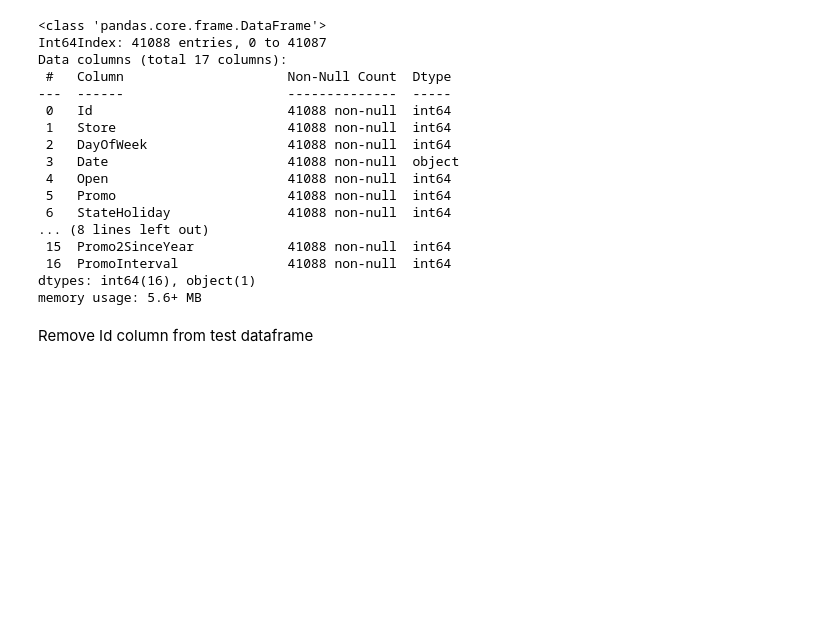
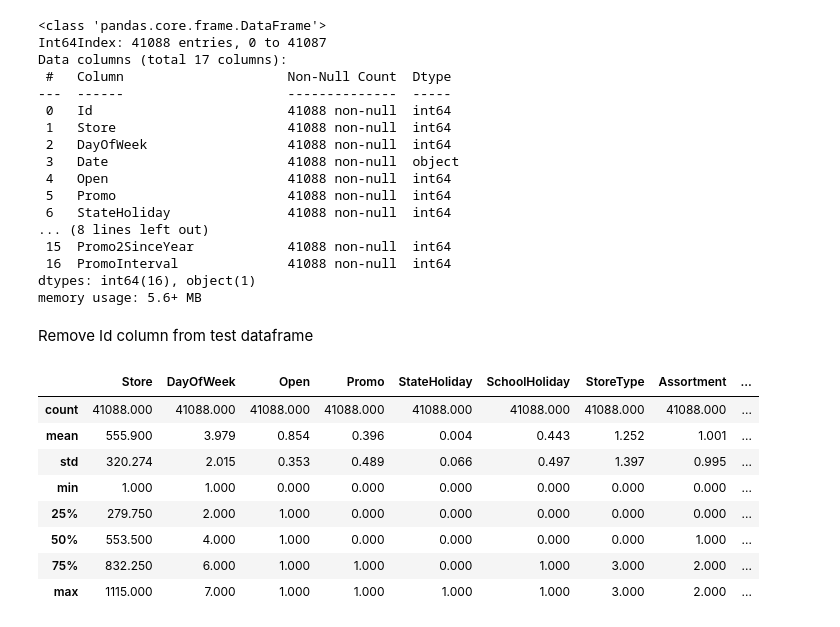
Before and after one commit to bkget/Pharmaceutical-Sales-Prediction, a Jupyter notebook: notebooks/2.EDA.ipynb, the cells around one changed output. Saved outputs shown, nothing was run; the diff lists cells and outputs as text; code cells hidden in the pictures; blank space fills up the shorter version.

```diff
--- a/notebooks/2.EDA.ipynb
+++ b/notebooks/2.EDA.ipynb
@@ -216,3 +216,15 @@ Remove Id column from test dataframe
 # %%
 ID = test_df['Id']
 test_df.drop('Id',inplace=True,axis=1)
+# %%
+test_df.describe()
+# %% [output]
+|  | Store | DayOfWeek | Open | Promo | StateHoliday | SchoolHoliday | StoreType | Assortment | ... |
+| count | 41088.000 | 41088.000 | 41088.000 | 41088.000 | 41088.000 | 41088.000 | 41088.000 | 41088.000 | ... |
+| mean | 555.900 | 3.979 | 0.854 | 0.396 | 0.004 | 0.443 | 1.252 | 1.001 | ... |
+| std | 320.274 | 2.015 | 0.353 | 0.489 | 0.066 | 0.497 | 1.397 | 0.995 | ... |
+| min | 1.000 | 1.000 | 0.000 | 0.000 | 0.000 | 0.000 | 0.000 | 0.000 | ... |
+| 25% | 279.750 | 2.000 | 1.000 | 0.000 | 0.000 | 0.000 | 0.000 | 0.000 | ... |
+| 50% | 553.500 | 4.000 | 1.000 | 0.000 | 0.000 | 0.000 | 0.000 | 1.000 | ... |
+| 75% | 832.250 | 6.000 | 1.000 | 1.000 | 0.000 | 1.000 | 3.000 | 2.000 | ... |
+| max | 1115.000 | 7.000 | 1.000 | 1.000 | 1.000 | 1.000 | 3.000 | 2.000 | ... |
```
Also changed, not shown: parts of 1 cell of this notebook.
